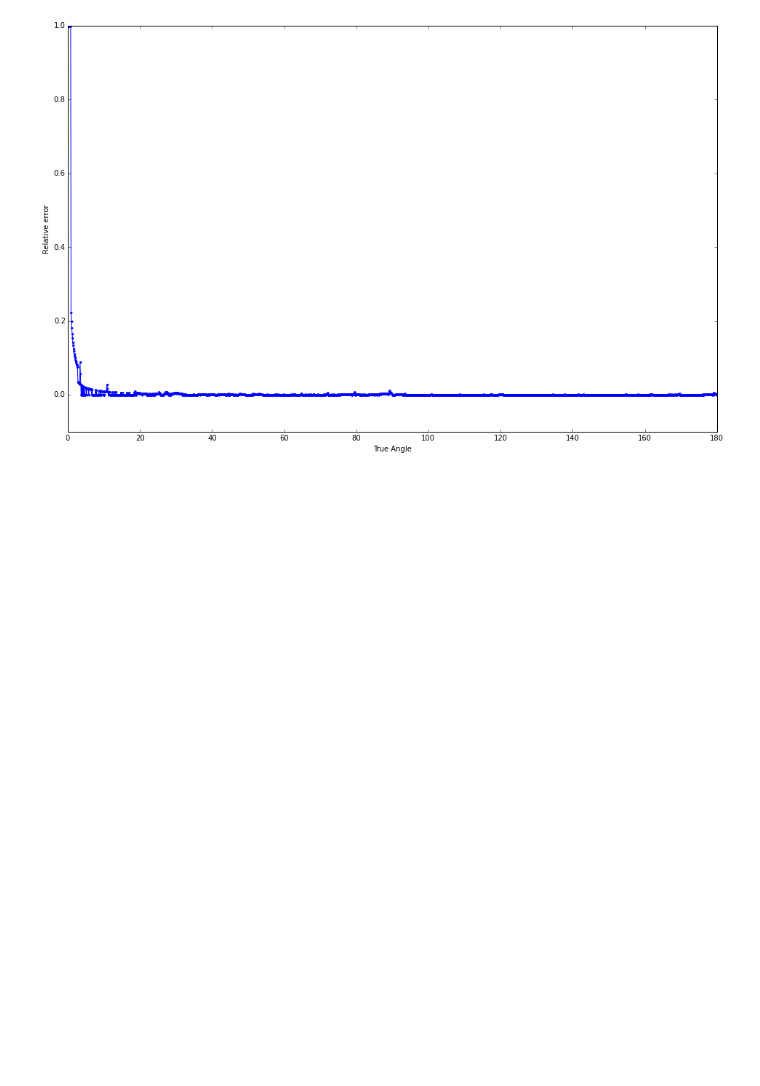
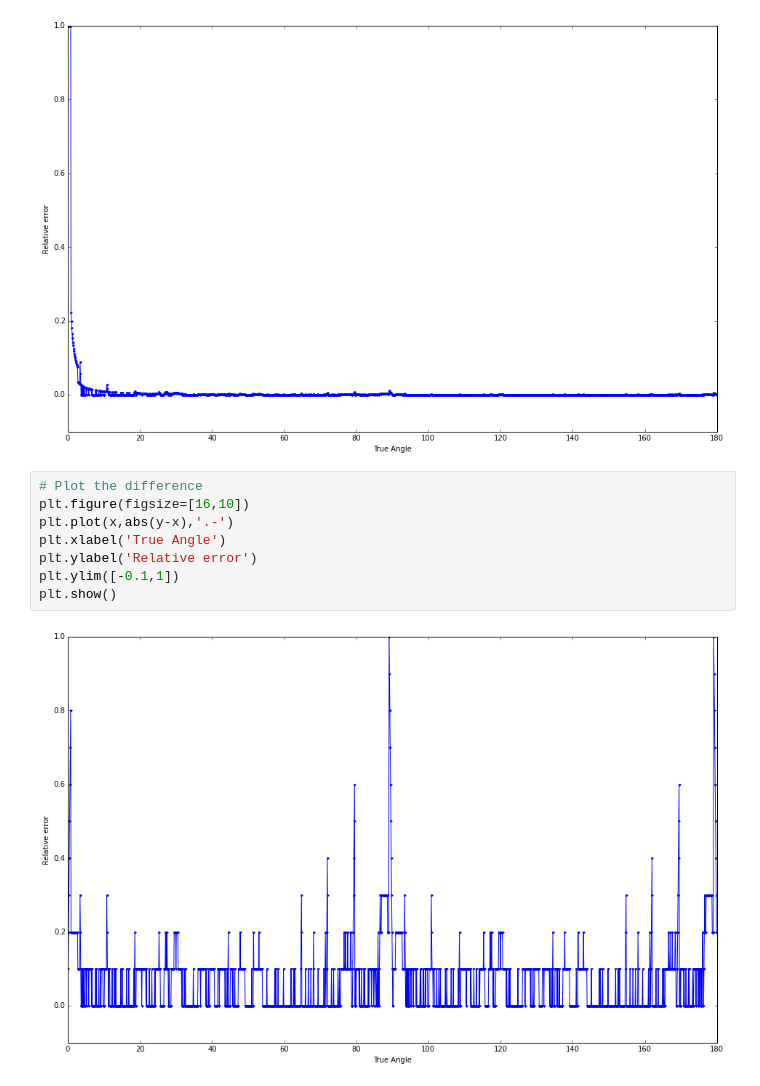
Before and after one commit to zyzdiana/AC297r-Volume-Registration, a Jupyter notebook: Downsampling.ipynb, the cells around one changed output. Saved outputs shown, nothing was run; the diff lists cells and outputs as text; blank space fills up the shorter version.

```diff
--- a/Downsampling.ipynb
+++ b/Downsampling.ipynb
@@ -233,3 +233,13 @@ plt.ylim([-0.1,1])
 plt.show()
 # %% [output]
 [figure]
+# %%
+# Plot the difference
+plt.figure(figsize=[16,10])
+plt.plot(x,abs(y-x),'.-')
+plt.xlabel('True Angle')
+plt.ylabel('Relative error')
+plt.ylim([-0.1,1])
+plt.show()
+# %% [output]
+[figure, added]
```
